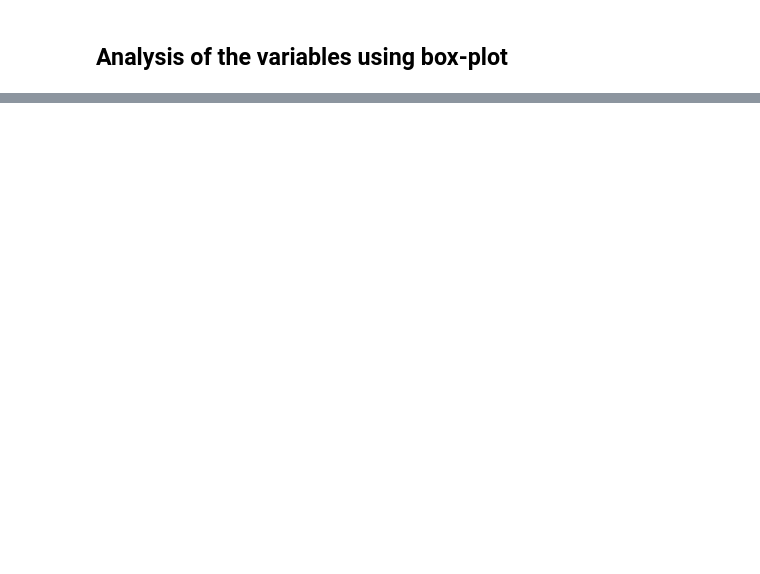
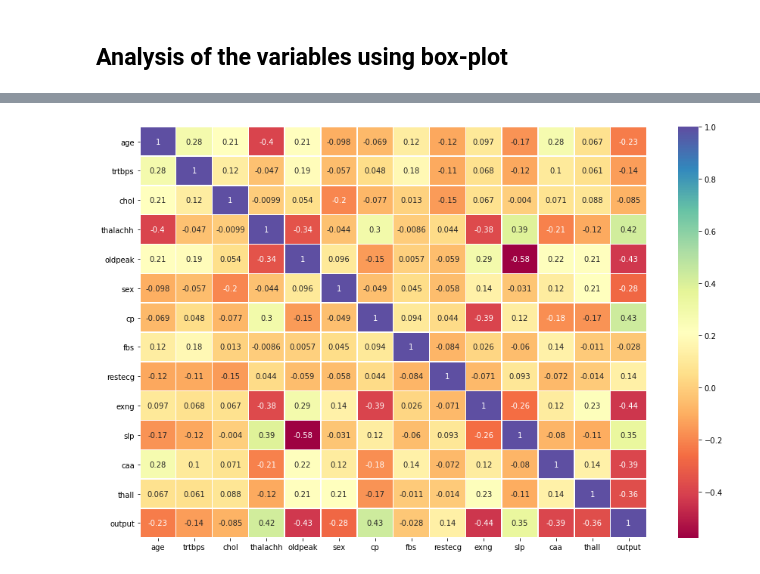
Before and after one commit to I-amanshuman/heart_attack_analysis, a Jupyter notebook: heart_attack_analysis_kaggle.ipynb, the cells around one changed output, grey strips where cells are left out. Cells and saved outputs as stored; diff of their text form; code cells hidden in the pictures; blank space fills up the shorter version.

```diff
--- a/heart_attack_analysis_kaggle.ipynb
+++ b/heart_attack_analysis_kaggle.ipynb
@@ -19,2 +5,2 @@ unzip:  cannot find or open /content/heart-attack-analysis-prediction-dataset.zi
 # %%
-df = pd.read_csv('/content/heart.csv')
+df = pd.read_csv('/users/anshumantewary/Downloads/Projects/Heart_attack_analysis/archive (1)/heart.csv')
@@ -358,0 +704,2 @@ for i in df[categoric_var.index]:
+# %%
+df_new2= pd.concat([df_scaled, df[categoric_var.index]], axis = 1 )
@@ -358,0 +722,6 @@ for i in df[categoric_var.index]:
+# %%
+plt.figure(figsize = (15,10))
+sns.heatmap(df_new2.corr(), cmap = "Spectral", annot = True, linewidths = 0.5)
+plt.show()
+# %% [output]
+[figure, added]
```
Also changed, not shown: parts of 178 cells of this notebook, 1 other file.
